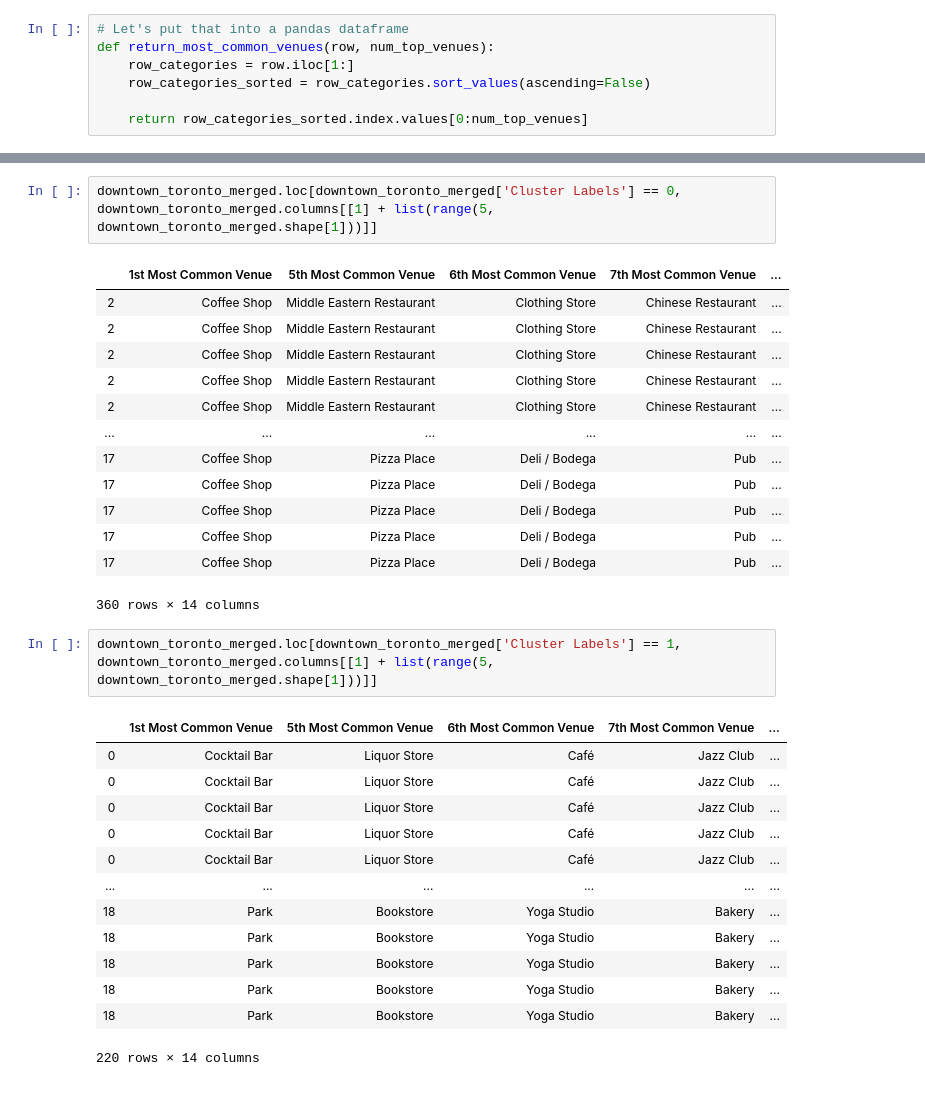
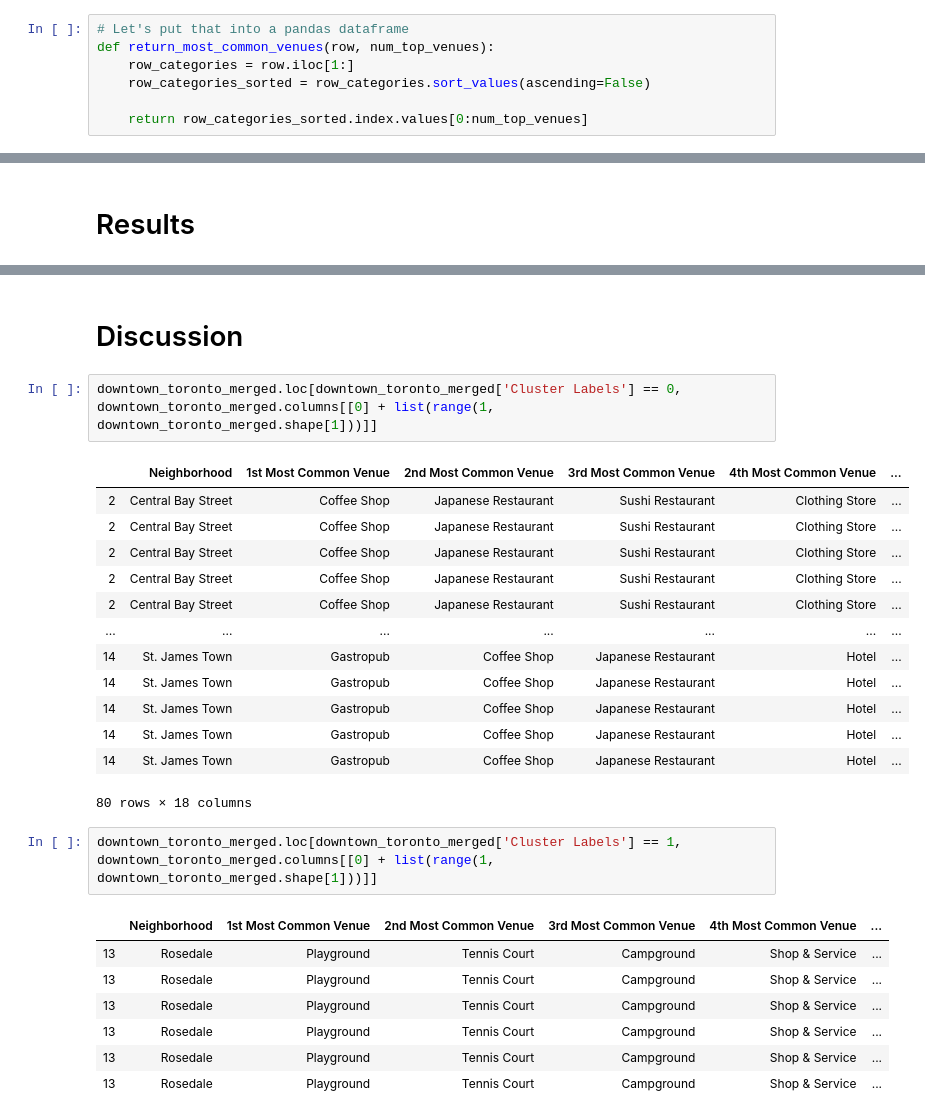
Before and after one commit to JFDias8/Coursera_Capstone, a Jupyter notebook: Clustering Neighbor.ipynb, the cells around one changed output, grey strips where cells are left out. Cells and saved outputs as stored; diff of their text form.

```diff
--- a/Clustering Neighbor.ipynb
+++ b/Clustering Neighbor.ipynb
@@ -451,3 +465,5 @@ downtown_toronto_merged.head() # check the last columns!
+# %% [markdown]
+# Results
 # %%
 # create map
 map_clusters = folium.Map(location=[latitude_downtown_toronto, longitude_downtown_toronto], zoom_start=11)
@@ -474,36 +490,32 @@ for lat, lon, poi, cluster in zip(downtown_toronto_merged['Venue Latitude'], dow
 map_clusters
 # %% [output]
 [interactive output not drawn]
+# %% [markdown]
+# Discussion
 # %%
-downtown_toronto_merged.loc[downtown_toronto_merged['Cluster Labels'] == 0, downtown_toronto_merged.columns[[1] + list(range(5, downtown_toronto_merged.shape[1]))]]
+downtown_toronto_merged.loc[downtown_toronto_merged['Cluster Labels'] == 0, downtown_toronto_merged.columns[[0] + list(range(1, downtown_toronto_merged.shape[1]))]]
 # %% [output]
-|  | 1st Most Common Venue | 5th Most Common Venue | 6th Most Common Venue | 7th Most Common Venue | ... |
-| 2 | Coffee Shop | Middle Eastern Restaurant | Clothing Store | Chinese Restaurant | ... |
-| 2 | Coffee Shop | Middle Eastern Restaurant | Clothing Store | Chinese Restaurant | ... |
-| 2 | Coffee Shop | Middle Eastern Restaurant | Clothing Store | Chinese Restaurant | ... |
-| 2 | Coffee Shop | Middle Eastern Restaurant | Clothing Store | Chinese Restaurant | ... |
-| 2 | Coffee Shop | Middle Eastern Restaurant | Clothing Store | Chinese Restaurant | ... |
-| ... | ... | ... | ... | ... | ... |
-| 17 | Coffee Shop | Pizza Place | Deli / Bodega | Pub | ... |
-| 17 | Coffee Shop | Pizza Place | Deli / Bodega | Pub | ... |
-| 17 | Coffee Shop | Pizza Place | Deli / Bodega | Pub | ... |
-| 17 | Coffee Shop | Pizza Place | Deli / Bodega | Pub | ... |
-| 17 | Coffee Shop | Pizza Place | Deli / Bodega | Pub | ... |
+|  | Neighborhood | 1st Most Common Venue | 2nd Most Common Venue | 3rd Most Common Venue | 4th Most Common Venue | ... |
+| 2 | Central Bay Street | Coffee Shop | Japanese Restaurant | Sushi Restaurant | Clothing Store | ... |
+| 2 | Central Bay Street | Coffee Shop | Japanese Restaurant | Sushi Restaurant | Clothing Store | ... |
+| 2 | Central Bay Street | Coffee Shop | Japanese Restaurant | Sushi Restaurant | Clothing Store | ... |
+| 2 | Central Bay Street | Coffee Shop | Japanese Restaurant | Sushi Restaurant | Clothing Store | ... |
+| 2 | Central Bay Street | Coffee Shop | Japanese Restaurant | Sushi Restaurant | Clothing Store | ... |
+| ... | ... | ... | ... | ... | ... | ... |
+| 14 | St. James Town | Gastropub | Coffee Shop | Japanese Restaurant | Hotel | ... |
+| 14 | St. James Town | Gastropub | Coffee Shop | Japanese Restaurant | Hotel | ... |
+| 14 | St. James Town | Gastropub | Coffee Shop | Japanese Restaurant | Hotel | ... |
+| 14 | St. James Town | Gastropub | Coffee Shop | Japanese Restaurant | Hotel | ... |
+| 14 | St. James Town | Gastropub | Coffee Shop | Japanese Restaurant | Hotel | ... |
-360 rows × 14 columns
+80 rows × 18 columns
 # %%
-downtown_toronto_merged.loc[downtown_toronto_merged['Cluster Labels'] == 1, downtown_toronto_merged.columns[[1] + list(range(5, downtown_toronto_merged.shape[1]))]]
+downtown_toronto_merged.loc[downtown_toronto_merged['Cluster Labels'] == 1, downtown_toronto_merged.columns[[0] + list(range(1, downtown_toronto_merged.shape[1]))]]
 # %% [output]
-|  | 1st Most Common Venue | 5th Most Common Venue | 6th Most Common Venue | 7th Most Common Venue | ... |
-| 0 | Cocktail Bar | Liquor Store | Café | Jazz Club | ... |
-| 0 | Cocktail Bar | Liquor Store | Café | Jazz Club | ... |
-| 0 | Cocktail Bar | Liquor Store | Café | Jazz Club | ... |
-| 0 | Cocktail Bar | Liquor Store | Café | Jazz Club | ... |
-| 0 | Cocktail Bar | Liquor Store | Café | Jazz Club | ... |
-| ... | ... | ... | ... | ... | ... |
-| 18 | Park | Bookstore | Yoga Studio | Bakery | ... |
-| 18 | Park | Bookstore | Yoga Studio | Bakery | ... |
-| 18 | Park | Bookstore | Yoga Studio | Bakery | ... |
-| 18 | Park | Bookstore | Yoga Studio | Bakery | ... |
-| 18 | Park | Bookstore | Yoga Studio | Bakery | ... |
+|  | Neighborhood | 1st Most Common Venue | 2nd Most Common Venue | 3rd Most Common Venue | 4th Most Common Venue | ... |
+| 13 | Rosedale | Playground | Tennis Court | Campground | Shop & Service | ... |
+| 13 | Rosedale | Playground | Tennis Court | Campground | Shop & Service | ... |
+| 13 | Rosedale | Playground | Tennis Court | Campground | Shop & Service | ... |
+| 13 | Rosedale | Playground | Tennis Court | Campground | Shop & Service | ... |
+| 13 | Rosedale | Playground | Tennis Court | Campground | Shop & Service | ... |
+| 13 | Rosedale | Playground | Tennis Court | Campground | Shop & Service | ... |
-220 rows × 14 columns
 # %%
```
Also changed, not shown: parts of 29 cells of this notebook.
